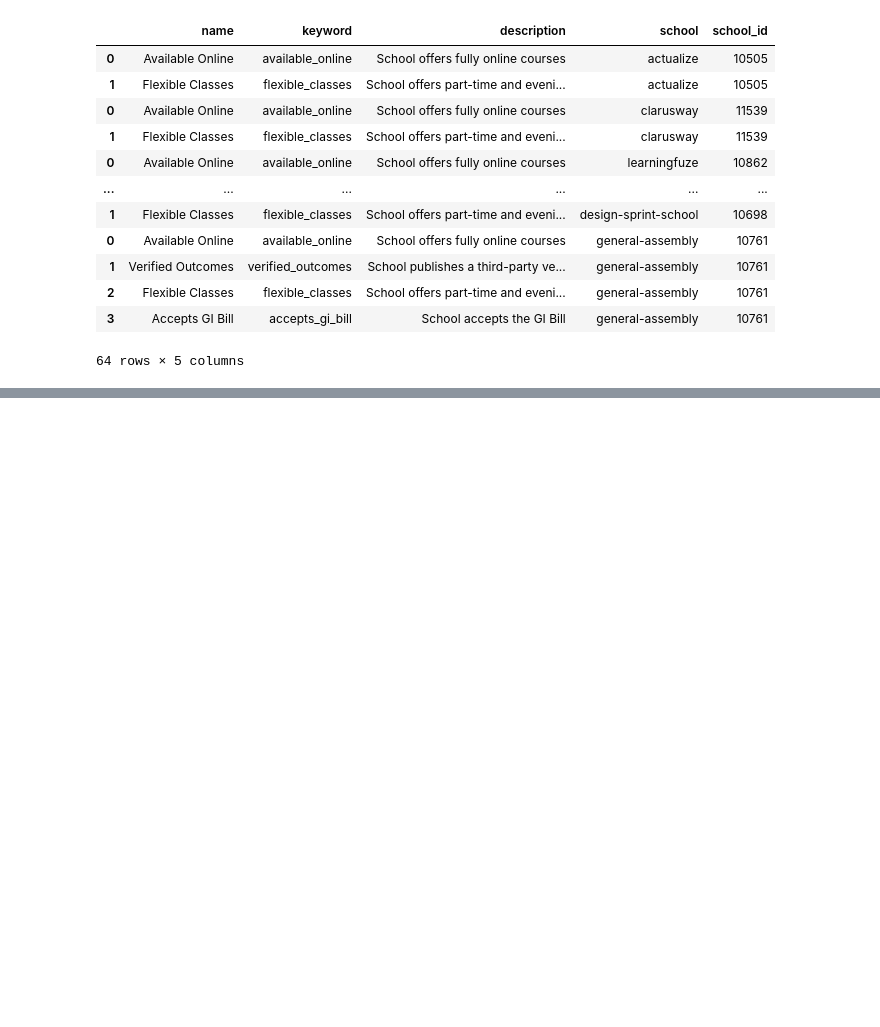
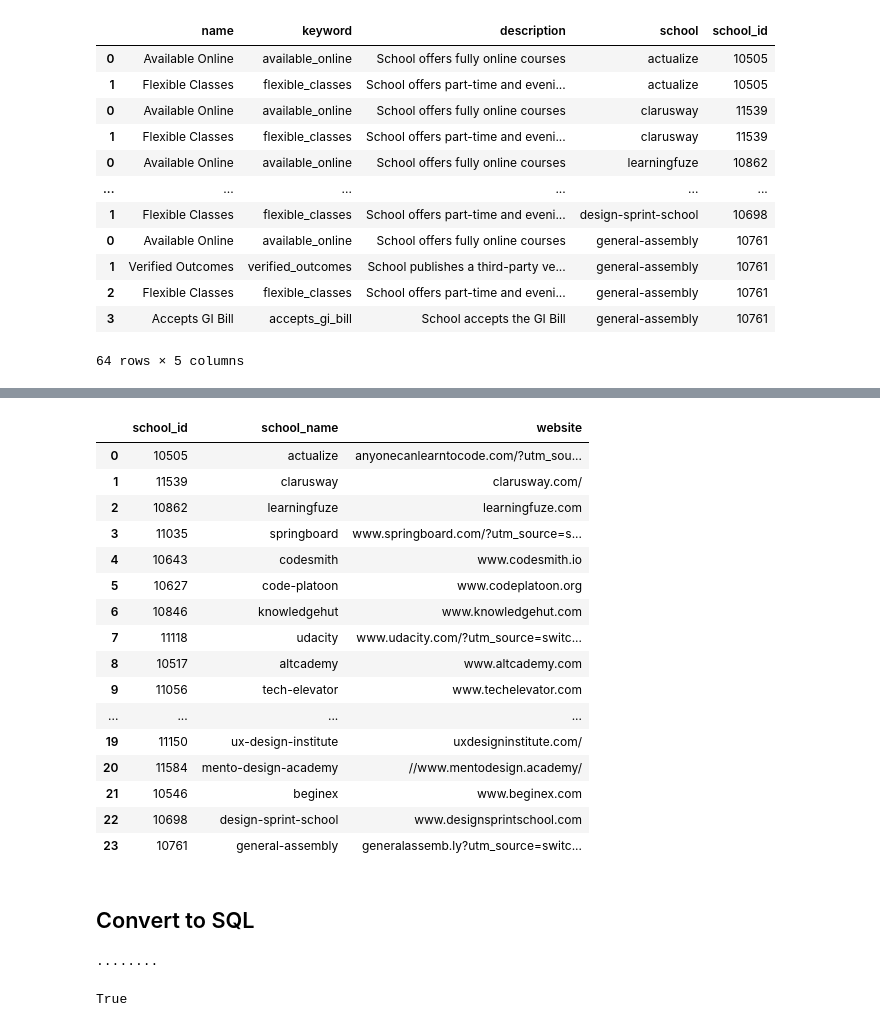
Before and after one commit to JasperTielmann/projekt-week-4, a Jupyter notebook: sql_project.ipynb, the cells around one changed output, grey strips where cells are left out. Saved outputs shown, nothing was run; the diff lists cells and outputs as text; code cells hidden in the pictures; blank space fills up the shorter version.

```diff
--- a/sql_project.ipynb
+++ b/sql_project.ipynb
@@ -239,5 +245,6 @@ def schools_cleaning(row):
 schools["description"] = schools["description"].apply(schools_cleaning)
 # %%
 schools = schools.set_index("school").reset_index().set_index("school_id").reset_index()
-schools
+schools.drop("LogoUrl", axis=1, inplace=True)
+schools.drop("description", axis=1, inplace=True)
 # %% [output]
@@ -260,0 +252,36 @@ schools
+# %%
+schools.columns = ["school_id", "school_name", "website"]
+schools
+# %% [output]
+|  | school_id | school_name | website |
+| 0 | 10505 | actualize | anyonecanlearntocode.com/?utm_sou... |
+| 1 | 11539 | clarusway | clarusway.com/ |
+| 2 | 10862 | learningfuze | learningfuze.com |
+| 3 | 11035 | springboard | www.springboard.com/?utm_source=s... |
+| 4 | 10643 | codesmith | www.codesmith.io |
+| 5 | 10627 | code-platoon | www.codeplatoon.org |
+| 6 | 10846 | knowledgehut | www.knowledgehut.com |
+| 7 | 11118 | udacity | www.udacity.com/?utm_source=switc... |
+| 8 | 10517 | altcademy | www.altcademy.com |
+| 9 | 11056 | tech-elevator | www.techelevator.com |
+| ... | ... | ... | ... |
+| 19 | 11150 | ux-design-institute | uxdesigninstitute.com/ |
+| 20 | 11584 | mento-design-academy | //www.mentodesign.academy/ |
+| 21 | 10546 | beginex | www.beginex.com |
+| 22 | 10698 | design-sprint-school | www.designsprintschool.com |
+| 23 | 10761 | general-assembly | generalassemb.ly?utm_source=switc... |
+# %% [markdown]
+## Convert to SQL
+# %%
+import mysql.connector
+from getpass import getpass
+
+password = getpass()
+cnx = mysql.connector.connect(user = "root",
+                             password = password,
+                             host = "localhost",
+                             database = "sakila")
+cnx.is_connected()
+# %% [output]
+········
+True
```
Also changed, not shown: parts of 12 cells of this notebook, 2 other files.
